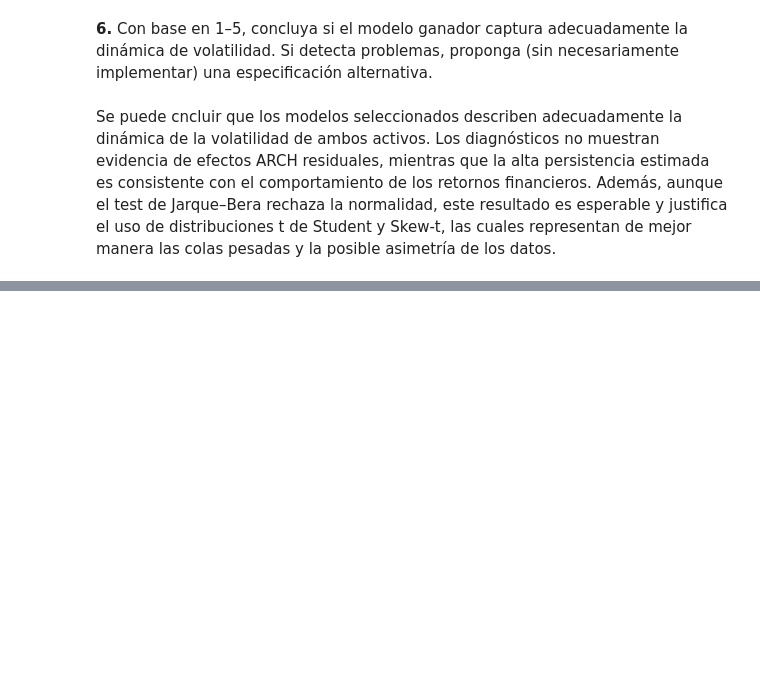
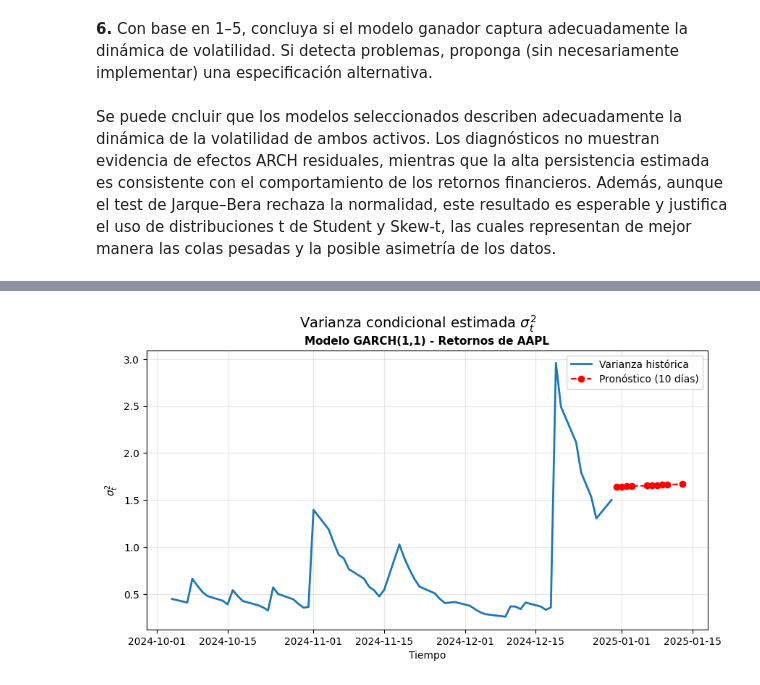
Before and after one commit to Felipe-Lopez-Vergara/ds_finance_-Lopez-, a Jupyter notebook: notebooks/HW_Sesion_5.ipynb, the cells around one changed output, grey strips where cells are left out. Cells and saved outputs as stored; diff of their text form; code cells hidden in the pictures; blank space fills up the shorter version.

```diff
--- a/notebooks/HW_Sesion_5.ipynb
+++ b/notebooks/HW_Sesion_5.ipynb
@@ -2184,0 +2197,9 @@ Se puede cncluir que los modelos seleccionados describen adecuadamente la dinám
+# %%
+# Genera Forecast para Modelo GJR GARCH a 10 dias de S&P500 con distribución t y Modelo GJR-GARCH a 10 dias de S&P500 con distribución Skewt
+
+print(results_gjr_garch_sp500_skewt.summary)
+
+forecast_sp500 = results_gjr_garch_sp500_skewt.forecast(horizon = 10)
+
+# Estimacion de Varianza (Volatilidad) en diferentes ventanas de tiempo
+forecast_sp500.variance
@@ -2184,0 +2226,46 @@ Se puede cncluir que los modelos seleccionados describen adecuadamente la dinám
+# %%
+# Visualizacion de la Varianza Estimada en el tiempo últimos 60 días
+
+# Varianza condicional histórica
+var_hist = results_gjr_garch_sp500_skewt.conditional_volatility**2
+
+# Últimos 60 días
+var_60 = var_hist.iloc[-60:]
+
+# Pronóstico a 10 días
+forecast_var = forecast_sp500.variance.iloc[-1]
+
+# Fechas futuras
+fechas_futuras = pd.date_range(
+    start=var_hist.index[-1] + pd.Timedelta(days=1),
+    periods=10,
+    freq="B"
+)
+
+# Gráfico
+fig, ax = plt.subplots(figsize=(10,5))
+
+ax.plot(var_60.index, var_60,
+        label="Varianza histórica",
+        linewidth=2)
+
+ax.plot(fechas_futuras, forecast_var.values,
+        'r--o',
+        label="Pronóstico (10 días)")
+
+plt.suptitle(r"Varianza condicional estimada $\sigma_t^2$",
+             fontsize=14)
+
+ax.set_title("Modelo GARCH(1,1) - Retornos de AAPL",
+             fontsize=11,
+             fontweight="bold")
+
+ax.set_xlabel("Tiempo")
+ax.set_ylabel(r"$\sigma_t^2$")
+
+ax.grid(alpha=0.3)
+ax.legend()
+
+plt.show()
+# %% [output]
+[figure, added]
```
Also changed, not shown: parts of 50 cells of this notebook.
